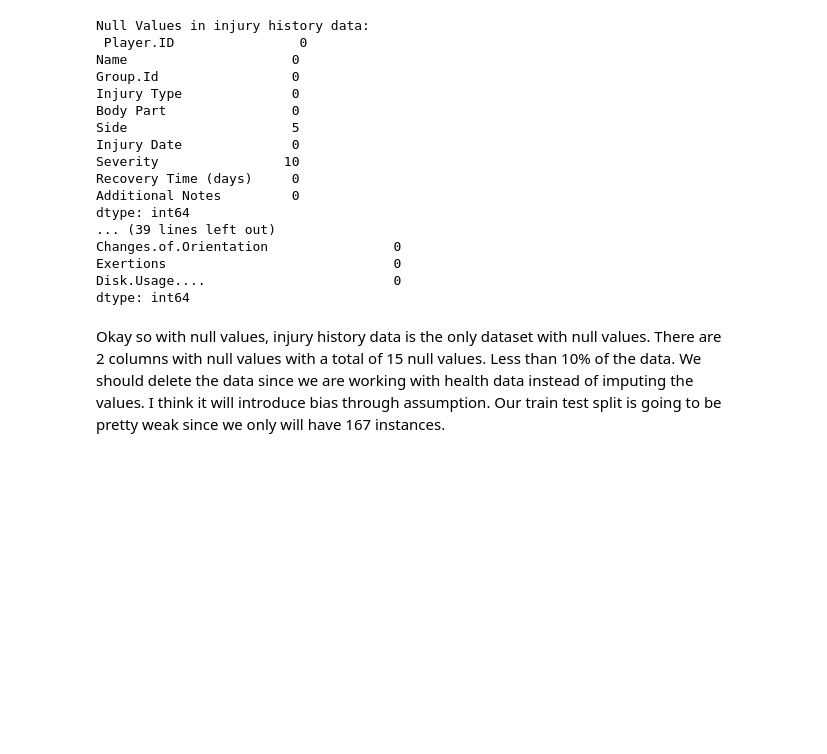
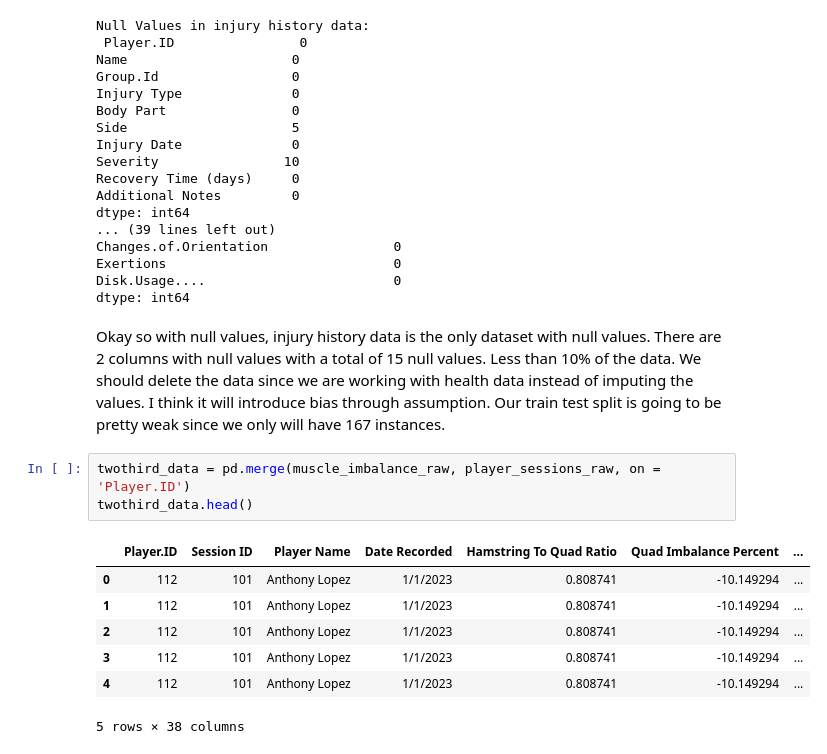
Before and after one commit to sskashya/Stat_padding-DataScience-Competition, a Jupyter notebook: ds_comp_eda.ipynb, the cells around one changed output. Cells and saved outputs as stored; diff of their text form; blank space fills up the shorter version.

Commit message:
merged the three datasets together. There is a lot of columns. Potentially may need to drop certain columns. Especially if they are repeated/ redundant

```diff
--- a/ds_comp_eda.ipynb
+++ b/ds_comp_eda.ipynb
@@ -107,3 +107,14 @@ Disk.Usage....                        0
 dtype: int64
 # %% [markdown]
 Okay so with null values, injury history data is the only dataset with null values. There are 2 columns with null values with a total of 15 null values. Less than 10% of the data. We should delete the data since we are working with health data instead of imputing the values. I think it will introduce bias through assumption. Our train test split is going to be pretty weak since we only will have 167 instances.
+# %%
+twothird_data = pd.merge(muscle_imbalance_raw, player_sessions_raw, on = 'Player.ID')
+twothird_data.head()
+# %% [output]
+|  | Player.ID | Session ID | Player Name | Date Recorded | Hamstring To Quad Ratio | Quad Imbalance Percent | ... |
+| 0 | 112 | 101 | Anthony Lopez | 1/1/2023 | 0.808741 | -10.149294 | ... |
+| 1 | 112 | 101 | Anthony Lopez | 1/1/2023 | 0.808741 | -10.149294 | ... |
+| 2 | 112 | 101 | Anthony Lopez | 1/1/2023 | 0.808741 | -10.149294 | ... |
+| 3 | 112 | 101 | Anthony Lopez | 1/1/2023 | 0.808741 | -10.149294 | ... |
+| 4 | 112 | 101 | Anthony Lopez | 1/1/2023 | 0.808741 | -10.149294 | ... |
+5 rows × 38 columns
```
Also changed, not shown: parts of 4 cells of this notebook.
